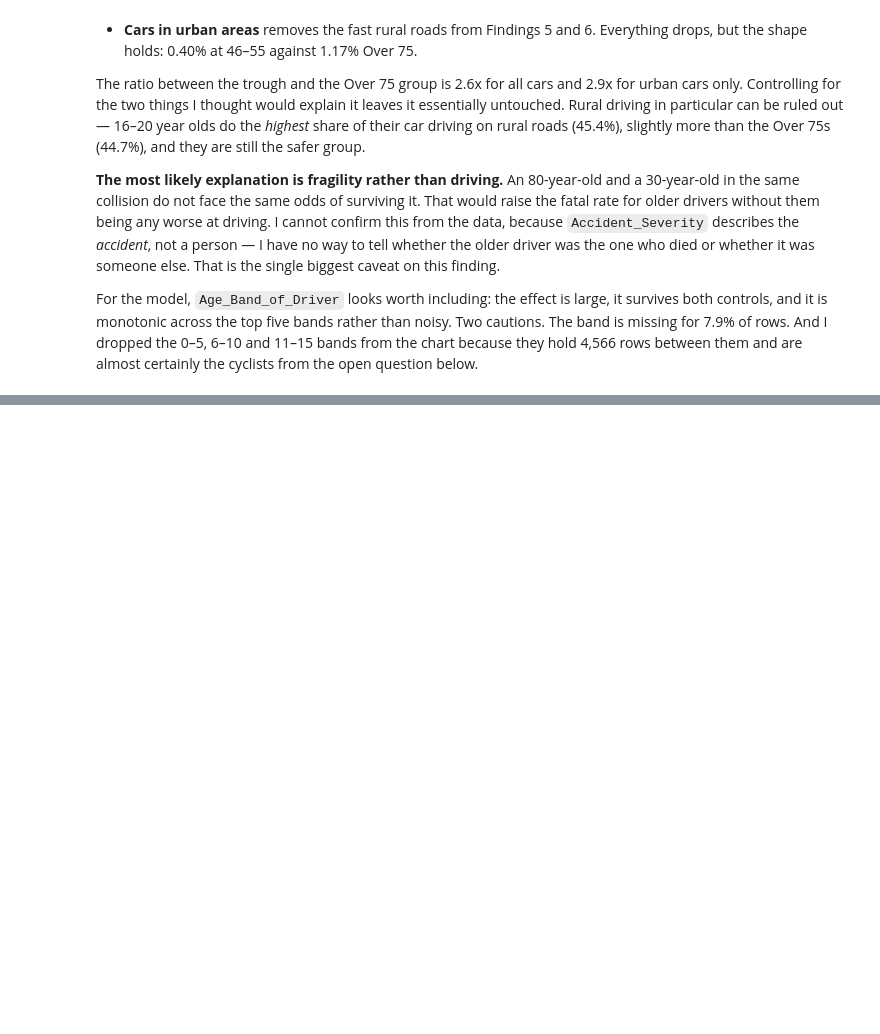
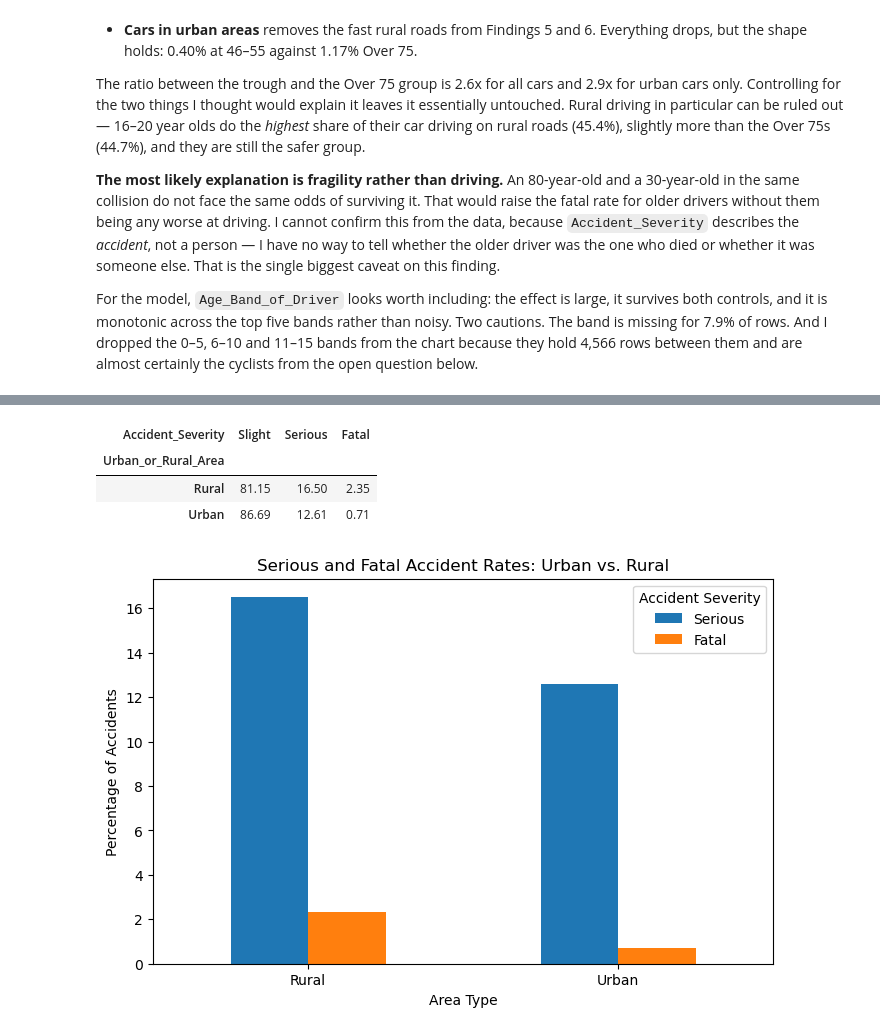
Before and after one commit to AmiJoba22/uk_road_safety_datapipe, a Jupyter notebook: notebooks/main_eda.ipynb, the cells around one changed output, grey strips where cells are left out. Saved outputs shown, nothing was run; the diff lists cells and outputs as text; code cells hidden in the pictures; blank space fills up the shorter version.

```diff
--- a/notebooks/main_eda.ipynb
+++ b/notebooks/main_eda.ipynb
@@ -307,0 +456,34 @@ below.
+# %%
+urban_rural_data = accidents[
+    accidents["Urban_or_Rural_Area"].isin(["Urban", "Rural"])
+]
+
+urban_rural_severity = pd.crosstab(
+    urban_rural_data["Urban_or_Rural_Area"],
+    urban_rural_data["Accident_Severity"],
+    normalize="index"
+) * 100
+
+urban_rural_severity = urban_rural_severity[
+    ["Slight", "Serious", "Fatal"]
+]
+
+display(urban_rural_severity.round(2))
+
+urban_rural_severity[["Serious", "Fatal"]].plot(
+    kind="bar",
+    figsize=(8, 5)
+)
+
+plt.title("Serious and Fatal Accident Rates: Urban vs. Rural")
+plt.xlabel("Area Type")
+plt.ylabel("Percentage of Accidents")
+plt.xticks(rotation=0)
+plt.legend(title="Accident Severity")
+plt.show()
+# %% [output]
+| Accident_Severity | Slight | Serious | Fatal |
+| Urban_or_Rural_Area |  |  |  |
+| Rural | 81.15 | 16.50 | 2.35 |
+| Urban | 86.69 | 12.61 | 0.71 |
+[figure, added]
```
Also changed, not shown: parts of 14 cells of this notebook.
